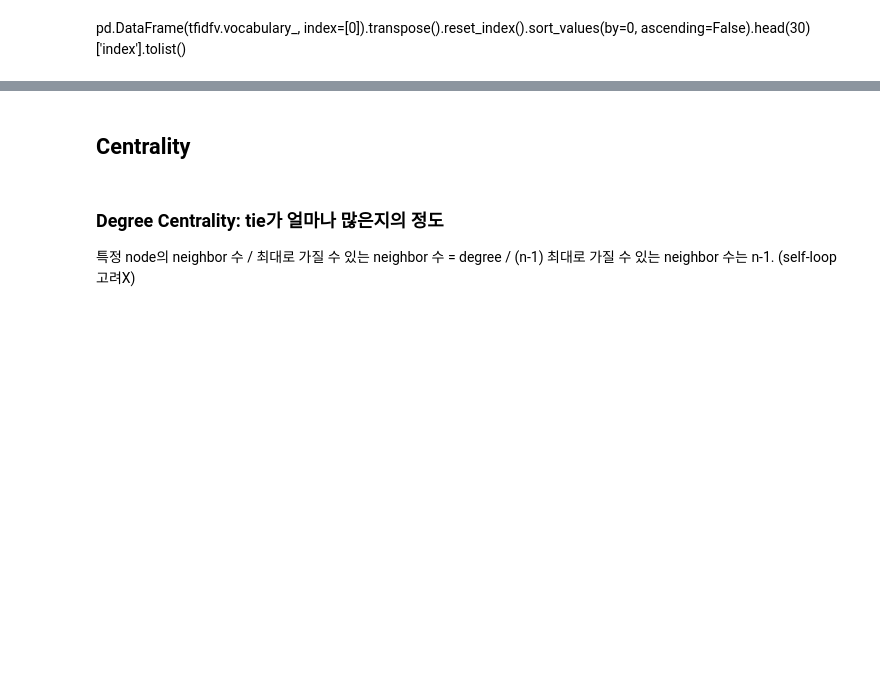
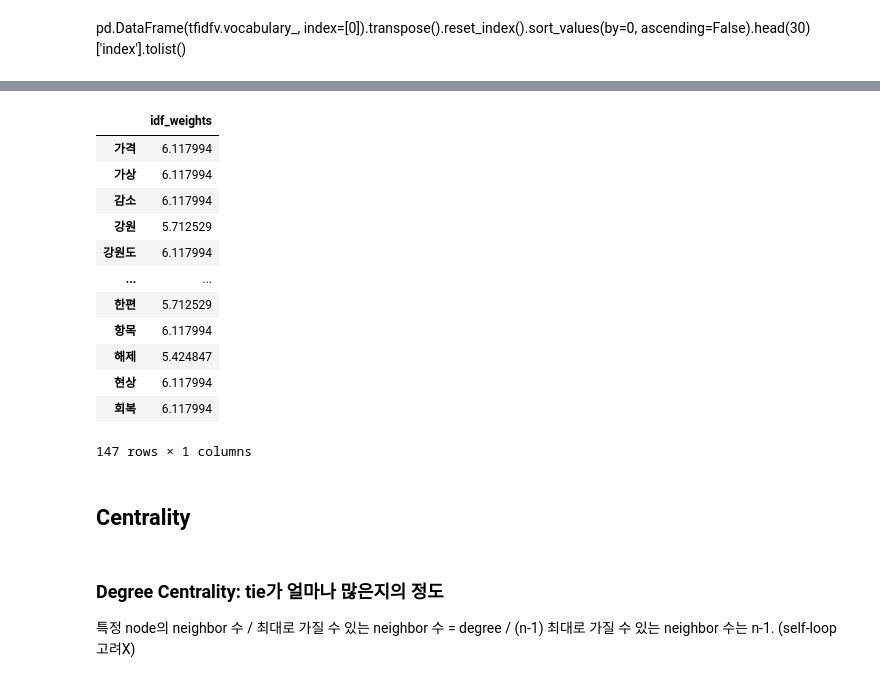
Before and after one commit to reejungkim/GraphTheory, a Jupyter notebook: NetworkX.ipynb, the cells around one changed output, grey strips where cells are left out. Cells and saved outputs as stored; diff of their text form; code cells hidden in the pictures; blank space fills up the shorter version.

```diff
--- a/NetworkX.ipynb
+++ b/NetworkX.ipynb
@@ -255,3 +288,20 @@ pd.DataFrame(tfidfv.vocabulary_, index=[0]).transpose().sort_values(by=0, ascend
+# %%
+df_idf = pd.DataFrame(tfidfv.idf_, index=tfidfv.get_feature_names(),columns=["idf_weights"])
+df_idf
+# %% [output]
+|  | idf_weights |
+| 가격 | 6.117994 |
+| 가상 | 6.117994 |
+| 감소 | 6.117994 |
+| 강원 | 5.712529 |
+| 강원도 | 6.117994 |
+| ... | ... |
+| 한편 | 5.712529 |
+| 항목 | 6.117994 |
+| 해제 | 5.424847 |
+| 현상 | 6.117994 |
+| 회복 | 6.117994 |
+147 rows × 1 columns
 # %% [markdown]
 ## Centrality
 # %% [markdown]
```
Also changed, not shown: parts of 14 cells of this notebook.
